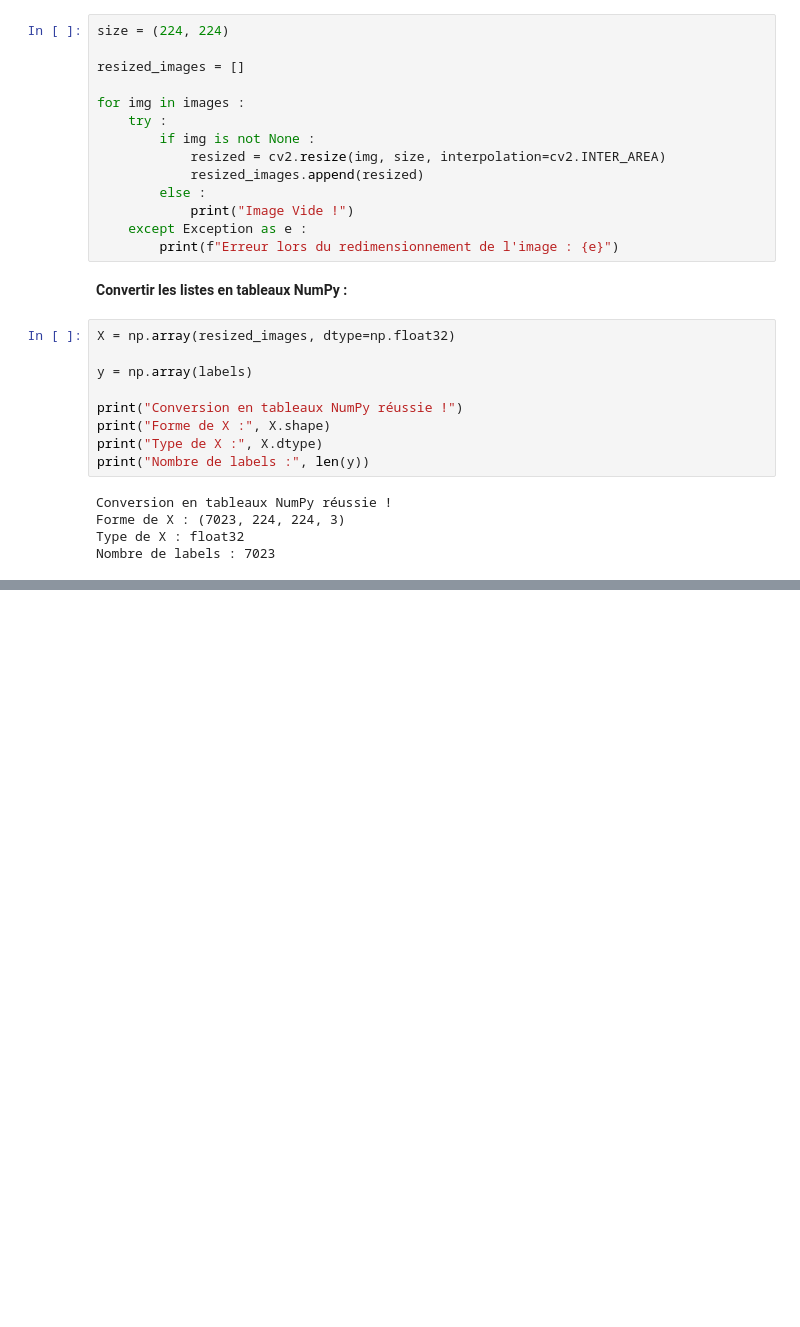
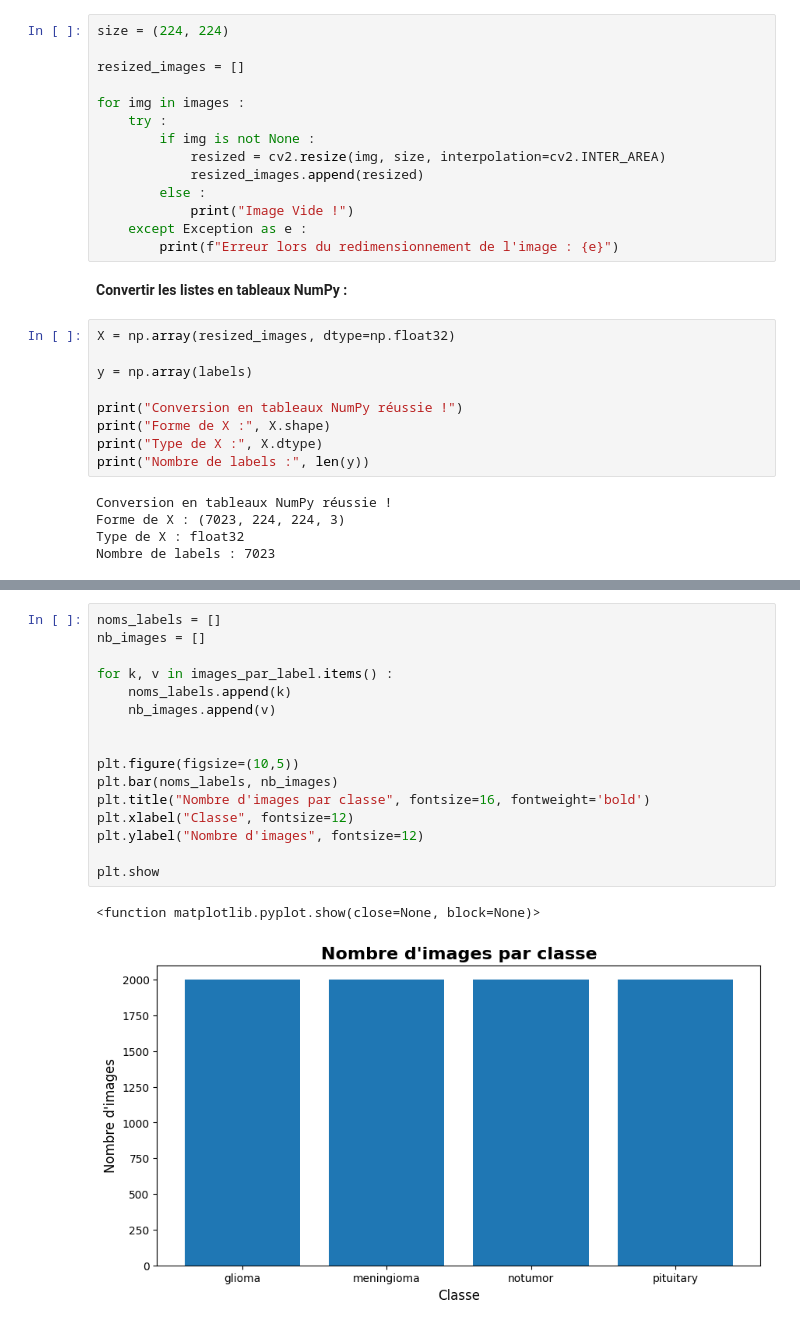
Before and after one commit to ABDELHAFIDAIT/BrainScan, a Jupyter notebook: src/1-preparing.ipynb, the cells around one changed output, grey strips where cells are left out. Saved outputs shown, nothing was run; the diff lists cells and outputs as text; blank space fills up the shorter version.

Commit message:
BRAIN-30 Appliquer un rééquilibrage si les classes sont déséquilibrées.

```diff
--- a/src/1-preparing.ipynb
+++ b/src/1-preparing.ipynb
@@ -231,0 +308,19 @@ Nombre de labels : 7023
+# %%
+noms_labels = []
+nb_images = []
+
+for k, v in images_par_label.items() :
+    noms_labels.append(k)
+    nb_images.append(v)
+
+
+plt.figure(figsize=(10,5))
+plt.bar(noms_labels, nb_images)
+plt.title("Nombre d'images par classe", fontsize=16, fontweight='bold')
+plt.xlabel("Classe", fontsize=12)
+plt.ylabel("Nombre d'images", fontsize=12)
+
+plt.show
+# %% [output]
+<function matplotlib.pyplot.show(close=None, block=None)>
+[figure, added]
```
Also changed, not shown: parts of 3 cells of this notebook, 1 other file.
